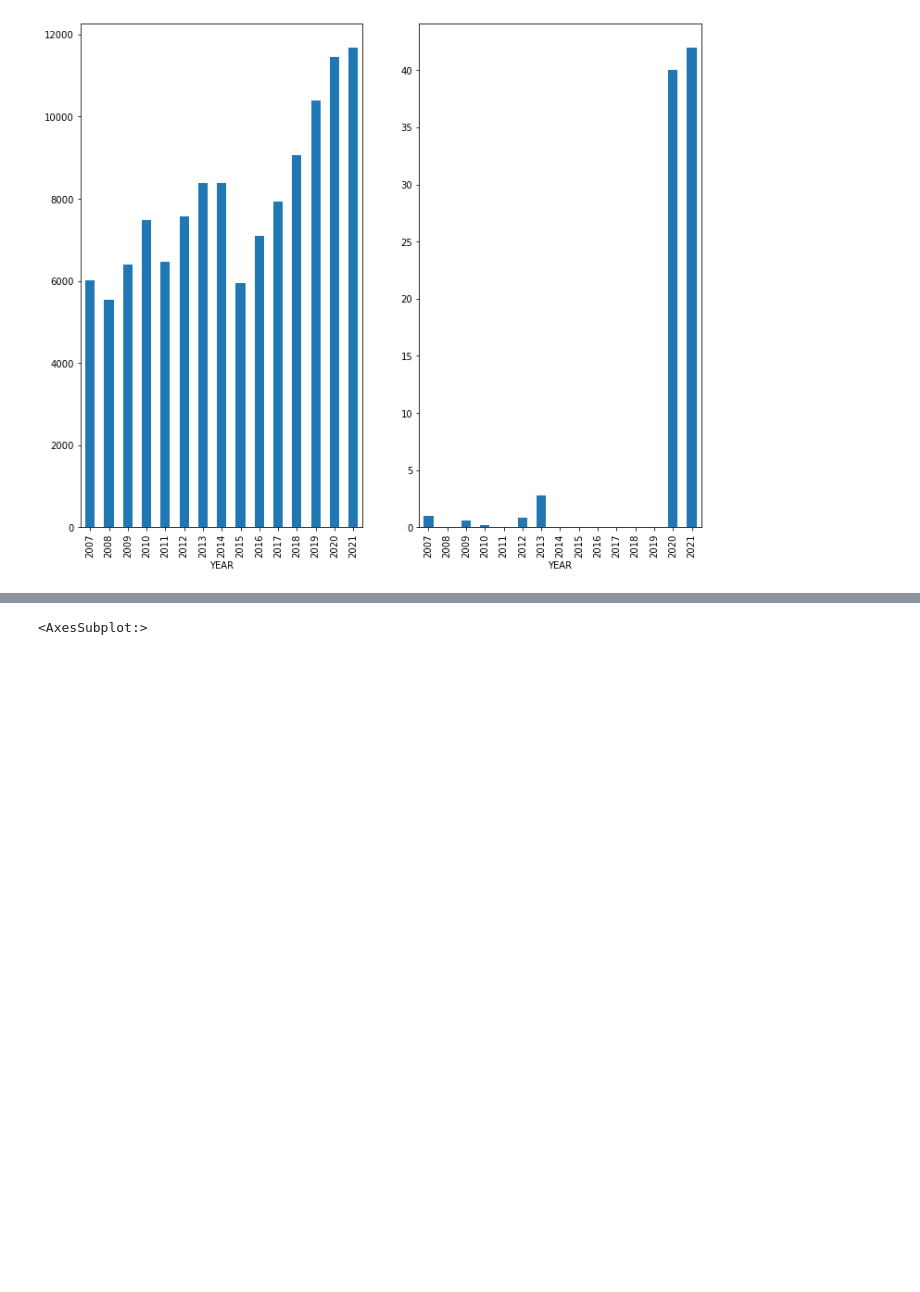
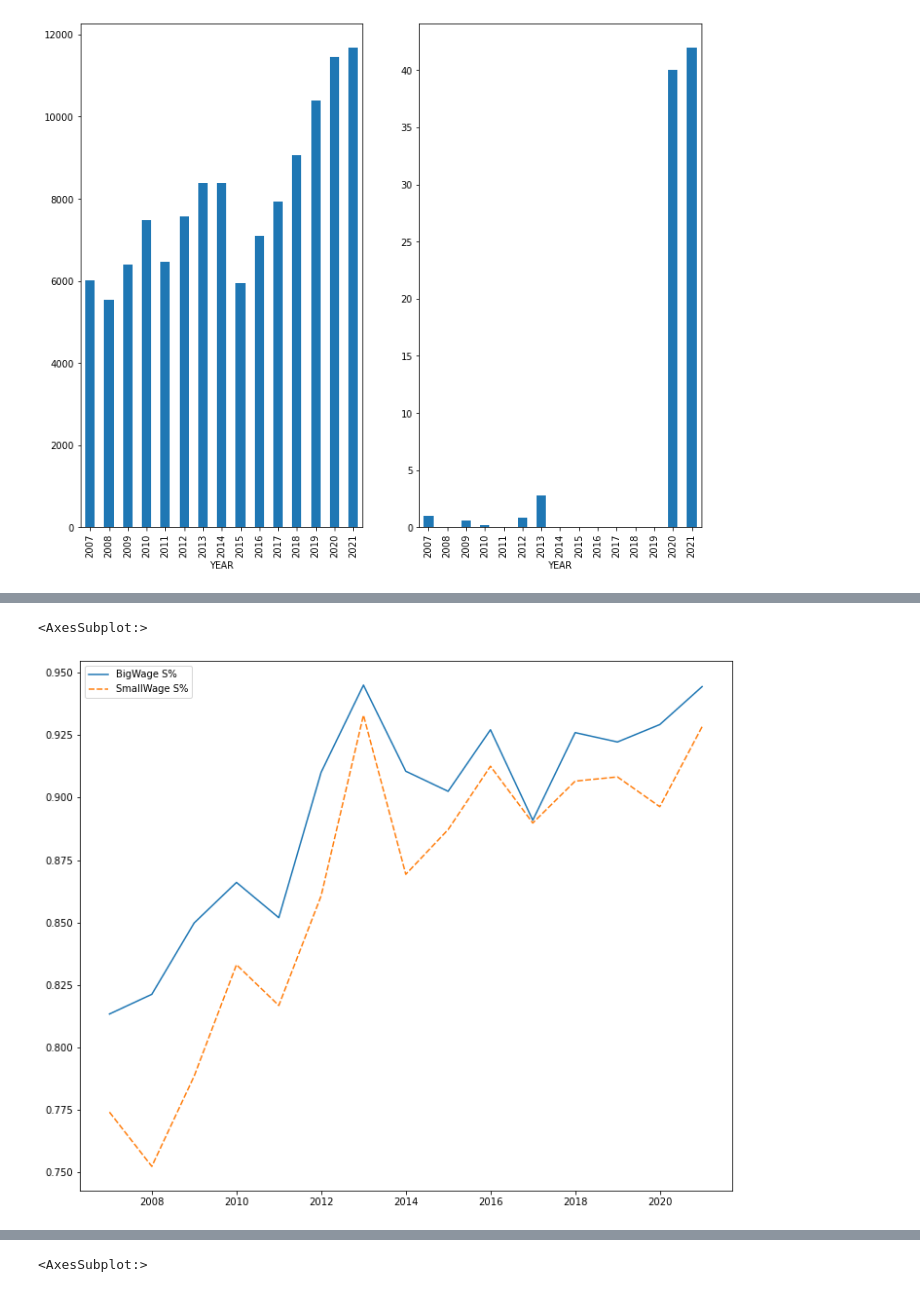
Before and after one commit to tdyk9098/Immigration-Employment-Project, a Jupyter notebook: GC Long Term.ipynb, the cells around one changed output, grey strips where cells are left out. Saved outputs shown, nothing was run; the diff lists cells and outputs as text; code cells hidden in the pictures; blank space fills up the shorter version.

```diff
--- a/GC Long Term.ipynb
+++ b/GC Long Term.ipynb
@@ -813,0 +926,6 @@ df.groupby("YEAR")["OW-PW"].quantile(.5).plot(ax = axes[1],kind = "bar")
+# %%
+plt.figure(figsize=(12,10))
+sns.lineplot(data = yrwage)
+# %% [output]
+<AxesSubplot:>
+[figure, added]
```
Also changed, not shown: parts of 75 cells of this notebook.
